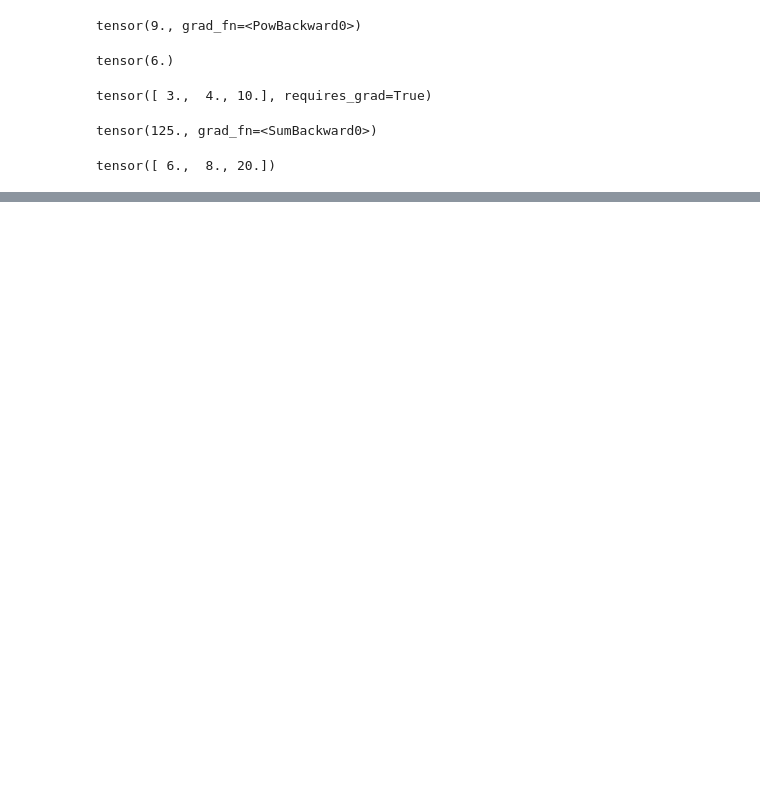
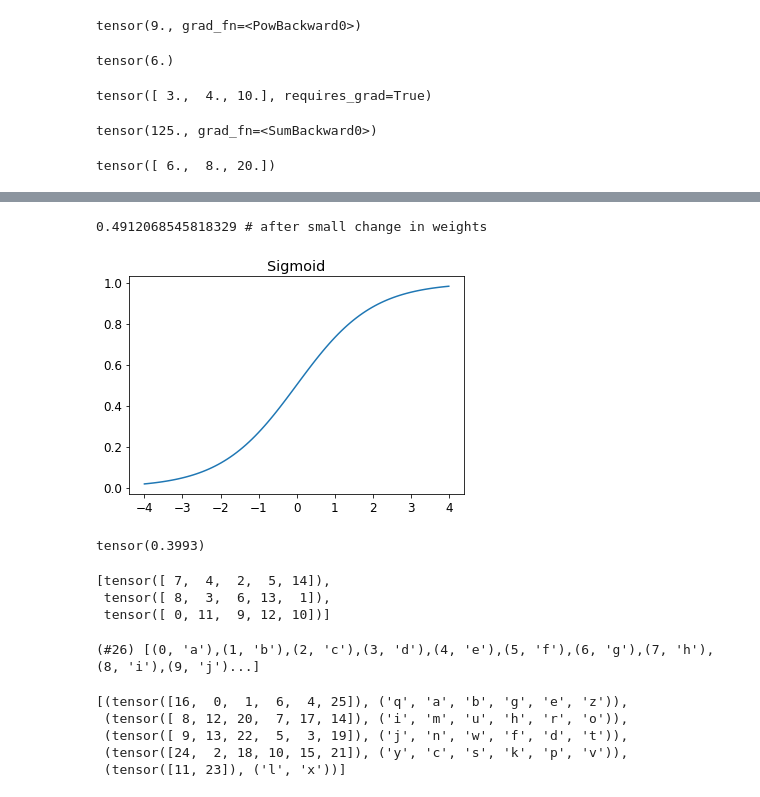
Before and after one commit to miketon/JupyterJeep, a Jupyter notebook: fastai_exercises/fast-ai-chapter04-under-the-hood.ipynb, the cells around one changed output, grey strips where cells are left out. Drawn from its saved outputs; the diff is of its cells as text; code cells hidden in the pictures; blank space fills up the shorter version.

Commit message:
MNIST Loss function WIP

```diff
--- a/fastai_exercises/fast-ai-chapter04-under-the-hood.ipynb
+++ b/fastai_exercises/fast-ai-chapter04-under-the-hood.ipynb
@@ -426,0 +426,29 @@ apply_step : loss.item => 26.344114303588867 params.data => tensor([0.0285, 1.69
+# %%
+# MNIST Loss Function
+# The MNIST images ar our x (the independent variable)
+# Let's concanete all the 3s and all the 7s into a single tensor
+# And format them from a rank-3 tensor (list of matrices) to a
+# rank-2 tensor (a list of vectors)
+# .view is a Pytorch that changes tensor shape without content changes
+# -1 is a special parameter that "make this axis as big as necessary to fit all
+# the data"
+train_x = torch.cat([stacked_threes, stacked_sevens]).view(-1, 28*28)
+
+# create a tensor of labels for the images, we'll use 1 for 3s and 0 for 7s
+# unsqueeze adds a dimension of size 1 at the specified index ...
+# Ah ... [1]*len(threes) generate a 6131 list of 1s and [0]*len(sevens)
+# generates a 6265 list of 0s ...
+# TODO : why is this a list of 1s and 0s?
+# ANSWER : because we only have 2 classes, 3s and 7s, and are hashing to 0 or 1
+train_y = tensor([1]*len(threes) + [0]*len(sevens)).unsqueeze(1)
+print(f'train_x.shape {train_x.shape} train_y.shape {train_y.shape}')
+print(f'threes {len(threes)} sevens {len(sevens)}')
+
+
+dset = list(zip(train_x, train_y))
+x,y = dset[0]
+print(f'x.shape {x.shape} y {y}')
+
+valid_x = torch.cat([valid_3_tens, valid_7_tens]).view(-1, 28*28)
+valid_y = tensor([1]*len(valid_3_tens) + [0]*len(valid_7_tens)).unsqueeze(1)
+valid_dset = list(zip(valid_x, valid_y))
@@ -426,0 +505,51 @@ apply_step : loss.item => 26.344114303588867 params.data => tensor([0.0285, 1.69
+# %%
+preds = linear1(train_x)
+# TODO : why is this not the same as the previous corrects? ... also true in book
+print(f'{((preds>0.0).float() == train_y).float().mean()} # after small change in weights')
+# %% [output]
+0.4912068545818329 # after small change in weights
+# %%
+def mnist_loss(predictions, targets):
+    predictions = predictions.sigmoid()
+    return torch.where(targets==1, 1-predictions, predictions).mean()
+
+def sigmoid(x):
+    return 1/(1+torch.exp(-x))
+
+plot_function(torch.sigmoid, title='Sigmoid', min=-4, max=4)
+# %% [output]
+[figure, added]
+# %%
+trgts = tensor([1,0,1])
+preds = tensor([0.9, 0.4, 0.2])
+
+torch.where(trgts==1, 1-preds, preds)
+mnist_loss(preds, trgts)
+mnist_loss(tensor([0.9, 0.4, 0.8]), trgts)
+# %% [output]
+tensor(0.3993)
+# %%
+from fastai.vision.data import DataLoader
+# Optimization step for SGD
+coll = range(15)
+dl = DataLoader(coll, batch_size=5, shuffle=True)
+list(dl)
+# %% [output]
+[tensor([ 7,  4,  2,  5, 14]),
+ tensor([ 8,  3,  6, 13,  1]),
+ tensor([ 0, 11,  9, 12, 10])]
+# %%
+from fastai.vision.data import L, string
+ds = L(enumerate(string.ascii_lowercase))
+ds
+# %% [output]
+(#26) [(0, 'a'),(1, 'b'),(2, 'c'),(3, 'd'),(4, 'e'),(5, 'f'),(6, 'g'),(7, 'h'),(8, 'i'),(9, 'j')...]
+# %%
+dl = DataLoader(ds, batch_size=6, shuffle=True)
+list(dl)
+# %% [output]
+[(tensor([16,  0,  1,  6,  4, 25]), ('q', 'a', 'b', 'g', 'e', 'z')),
+ (tensor([ 8, 12, 20,  7, 17, 14]), ('i', 'm', 'u', 'h', 'r', 'o')),
+ (tensor([ 9, 13, 22,  5,  3, 19]), ('j', 'n', 'w', 'f', 'd', 't')),
+ (tensor([24,  2, 18, 10, 15, 21]), ('y', 'c', 's', 'k', 'p', 'v')),
+ (tensor([11, 23]), ('l', 'x'))]
```
Also changed, not shown: parts of 19 cells of this notebook.
